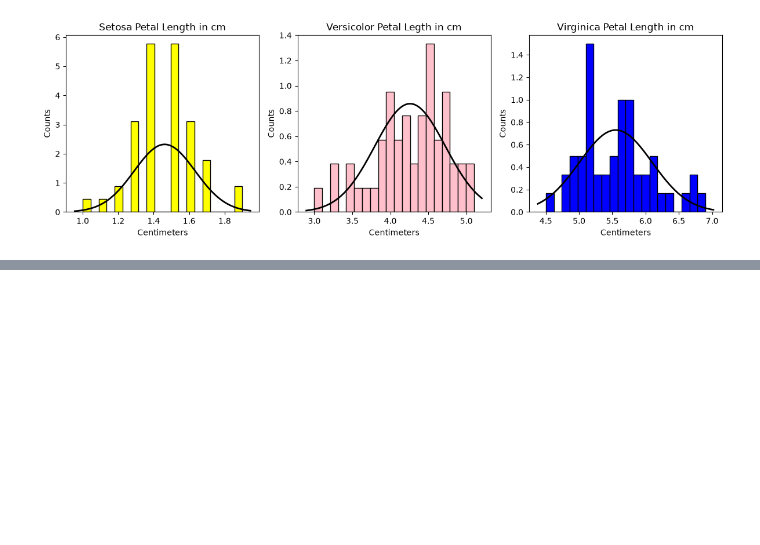
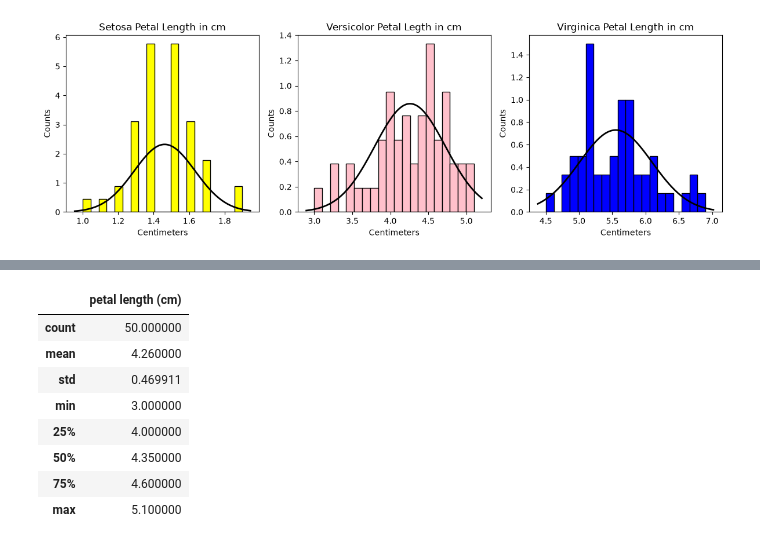
Before and after one commit to EmmaChubbCode/Applied_statistics, a Jupyter notebook: problems.ipynb, the cells around one changed output, grey strips where cells are left out. Saved outputs shown, nothing was run; the diff lists cells and outputs as text; code cells hidden in the pictures; blank space fills up the shorter version.

```diff
--- a/problems.ipynb
+++ b/problems.ipynb
@@ -155,0 +168,12 @@ iris_df.describe()
+# %%
+versicolor_petal.describe()
+# %% [output]
+|  | petal length (cm) |
+| count | 50.000000 |
+| mean | 4.260000 |
+| std | 0.469911 |
+| min | 3.000000 |
+| 25% | 4.000000 |
+| 50% | 4.350000 |
+| 75% | 4.600000 |
+| max | 5.100000 |
```
Also changed, not shown: parts of 8 cells of this notebook.
